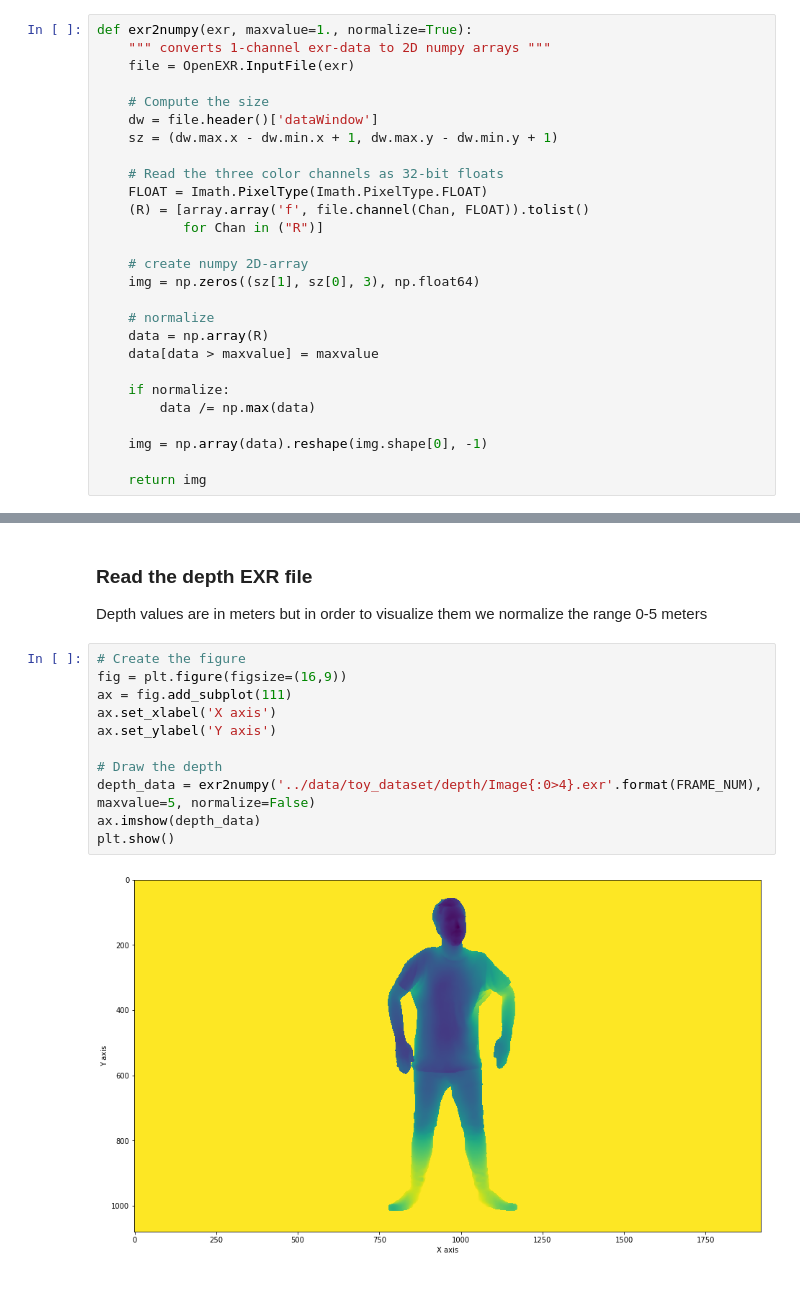
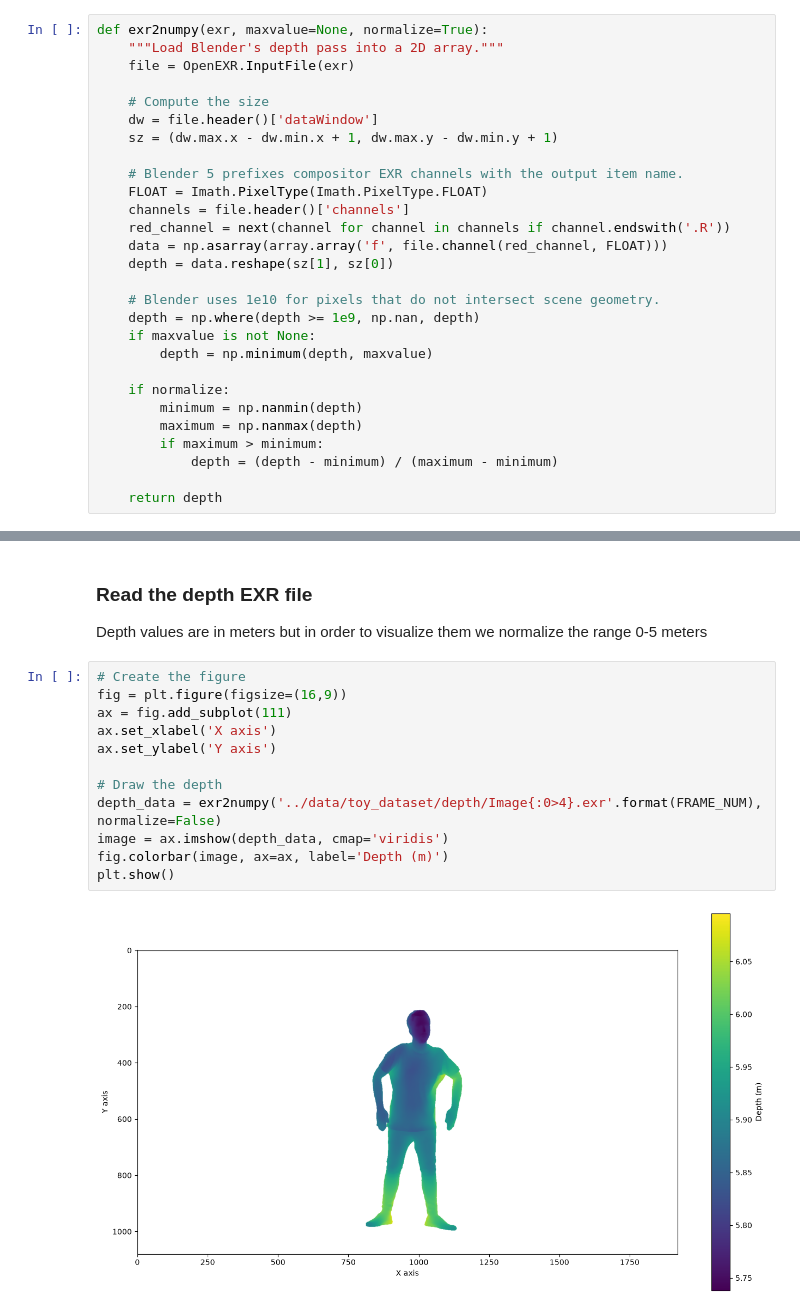
Before and after one commit to juniorxsound/BlendGen, a Jupyter notebook: notebooks/Visualizing Depth From EXR.ipynb, the cells around one changed output, grey strips where cells are left out. Drawn from its saved outputs; the diff is of its cells as text; blank space fills up the shorter version.

Commit message:
chore: upgrade Blender to 5.x and fix API mismatches

```diff
--- a/notebooks/Visualizing Depth From EXR.ipynb
+++ b/notebooks/Visualizing Depth From EXR.ipynb
@@ -13,32 +13,33 @@ import json
 ### EXR to numpy array
 Thanks to [Tobias Weis](http://www.tobias-weis.de/groundtruth-data-for-computer-vision-with-blender/)
 # %%
-def exr2numpy(exr, maxvalue=1., normalize=True):
-    """ converts 1-channel exr-data to 2D numpy arrays """
+def exr2numpy(exr, maxvalue=None, normalize=True):
+    """Load Blender's depth pass into a 2D array."""
     file = OpenEXR.InputFile(exr)
 
     # Compute the size
     dw = file.header()['dataWindow']
     sz = (dw.max.x - dw.min.x + 1, dw.max.y - dw.min.y + 1)
 
-    # Read the three color channels as 32-bit floats
+    # Blender 5 prefixes compositor EXR channels with the output item name.
     FLOAT = Imath.PixelType(Imath.PixelType.FLOAT)
-    (R) = [array.array('f', file.channel(Chan, FLOAT)).tolist()
-           for Chan in ("R")]
+    channels = file.header()['channels']
+    red_channel = next(channel for channel in channels if channel.endswith('.R'))
+    data = np.asarray(array.array('f', file.channel(red_channel, FLOAT)))
+    depth = data.reshape(sz[1], sz[0])
 
-    # create numpy 2D-array
-    img = np.zeros((sz[1], sz[0], 3), np.float64)
-
-    # normalize
-    data = np.array(R)
-    data[data > maxvalue] = maxvalue
+    # Blender uses 1e10 for pixels that do not intersect scene geometry.
+    depth = np.where(depth >= 1e9, np.nan, depth)
+    if maxvalue is not None:
+        depth = np.minimum(depth, maxvalue)
 
     if normalize:
-        data /= np.max(data)
+        minimum = np.nanmin(depth)
+        maximum = np.nanmax(depth)
+        if maximum > minimum:
+            depth = (depth - minimum) / (maximum - minimum)
 
-    img = np.array(data).reshape(img.shape[0], -1)
-
-    return img
+    return depth
 # %% [markdown]
 ### Read the color image
 # %%
@@ -63,13 +64,14 @@ Depth values are in meters but in order to visualize them we normalize the range
 # %%
 # Create the figure
 fig = plt.figure(figsize=(16,9))
 ax = fig.add_subplot(111)
 ax.set_xlabel('X axis')
 ax.set_ylabel('Y axis')
 
 # Draw the depth
-depth_data = exr2numpy('../data/toy_dataset/depth/Image{:0>4}.exr'.format(FRAME_NUM), maxvalue=5, normalize=False)
-ax.imshow(depth_data)
+depth_data = exr2numpy('../data/toy_dataset/depth/Image{:0>4}.exr'.format(FRAME_NUM), normalize=False)
+image = ax.imshow(depth_data, cmap='viridis')
+fig.colorbar(image, ax=ax, label='Depth (m)')
 plt.show()
 # %% [output]
-[figure, old version]
+[figure, new version]
```
Also changed, not shown: parts of 1 cell of this notebook, 35 other files.
